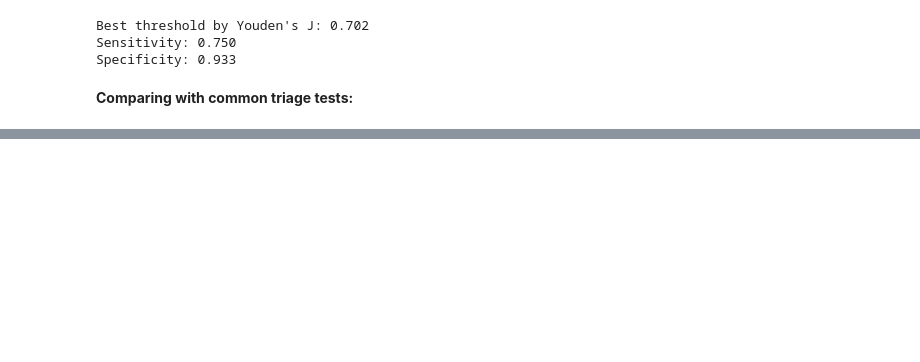
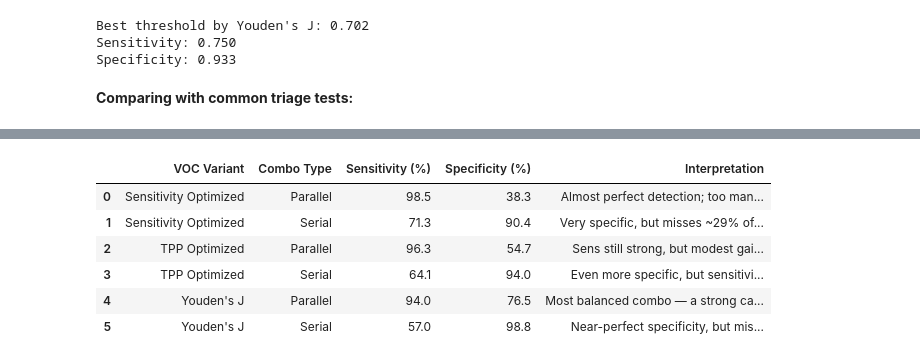
Before and after one commit to tyst-ucsf/capstone-project, a Jupyter notebook: 1e_Comparison.ipynb, the cells around one changed output, grey strips where cells are left out. Saved outputs shown, nothing was run; the diff lists cells and outputs as text; code cells hidden in the pictures; blank space fills up the shorter version.

```diff
--- a/1e_Comparison.ipynb
+++ b/1e_Comparison.ipynb
@@ -120,0 +163,71 @@ plt.show()
+# %%
+# Combining models
+def get_model_metrics(name):
+    name = str(name)
+    for model in models:
+        if model["Name"] == name:
+            return model["Sensitivity"], model["Specificity"]
+    return None, None
+
+
+def combine_models(model1, model2):
+    results = []
+    print("---"*10)
+    print(f"Comparing {model1} with {model2}: \n")
+    sens_model1, spec_model1 = get_model_metrics(model1)
+    sens_model2, spec_model2 = get_model_metrics(model2)
+    print(f"{model1} has a Sensitivity of: {sens_model1} and a Specificity of: {spec_model1}")
+    print(f"{model2} has a Sensitivity of: {sens_model2} and a Specificity of: {spec_model2}")
+    print("\n")
+    # parallel (prioritizes sensitivity for max detection)
+    sens_parallel = 1 - (1 - sens_model1) * (1 - sens_model2)
+    spec_parallel = spec_model1 * spec_model2
+    print(f"Parallel Combined Sensitivity: {sens_parallel:.3f} Combined Specificity: {spec_parallel:.3f}")
+
+    results.append({
+            "VOC Variant": model1.replace("VOC Model (", "").replace(")", ""),
+            "Combo Type": "Parallel",
+            "Sensitivity (%)": round(sens_parallel * 100, 1),
+            "Specificity (%)": round(spec_parallel * 100, 1)
+        })
+
+    # serial (min false positives)
+    sens_serial = sens_model1 * sens_model2
+    spec_serial = 1 - (1 - spec_model1) * (1 - spec_model2)
+    print(f"Serial Combined Sensitivity: {sens_serial:.3f} Combined Specificity: {spec_serial:.3f}")
+
+    results.append({
+            "VOC Variant": model1.replace("VOC Model (", "").replace(")", ""),
+            "Combo Type": "Serial",
+            "Sensitivity (%)": round(sens_serial * 100, 1),
+            "Specificity (%)": round(spec_serial * 100, 1)
+        })
+    return pd.DataFrame(results)
+
+
+models_to_test = [
+    "VOC Model (Sensitivity Optimized)",
+    "VOC Model (TPP Optimized)",
+    "VOC Model (Youden's J)",
+]
+all_results = []
+for voc_model_type in models_to_test:
+    df = combine_models(voc_model_type, "CXR")
+    all_results.append(df)
+summary_combined_models = pd.concat(all_results, ignore_index=True)
+
+# after running once, update this
+interpretation_lookup = {
+    ("Sensitivity Optimized", "Parallel"): "Almost perfect detection; too many false positives",
+    ("Sensitivity Optimized", "Serial"): "Very specific, but misses ~29% of TB cases",
+    ("TPP Optimized", "Parallel"): "Sens still strong, but modest gain in specificity",
+    ("TPP Optimized", "Serial"): "Even more specific, but sensitivity now 64%",
+    ("Youden's J", "Parallel"): "Most balanced combo — a strong candidate",
+    ("Youden's J", "Serial"): "Near-perfect specificity, but misses 43%"
+}
+summary_combined_models["Interpretation"] = summary_combined_models.apply(
+    lambda row: interpretation_lookup.get((row["VOC Variant"], row["Combo Type"]), "N/A"),
+    axis=1
+)
+summary_combined_models
+# %% [output]
@@ -121,3 +251,10 @@ plt.show()
+|  | VOC Variant | Combo Type | Sensitivity (%) | Specificity (%) | Interpretation |
+| 0 | Sensitivity Optimized | Parallel | 98.5 | 38.3 | Almost perfect detection; too man... |
+| 1 | Sensitivity Optimized | Serial | 71.3 | 90.4 | Very specific, but misses ~29% of... |
+| 2 | TPP Optimized | Parallel | 96.3 | 54.7 | Sens still strong, but modest gai... |
+| 3 | TPP Optimized | Serial | 64.1 | 94.0 | Even more specific, but sensitivi... |
+| 4 | Youden's J | Parallel | 94.0 | 76.5 | Most balanced combo — a strong ca... |
+| 5 | Youden's J | Serial | 57.0 | 98.8 | Near-perfect specificity, but mis... |
 # %%
 # redoing this to include the TPP now
 models_data = [
```
Also changed, not shown: parts of 6 cells of this notebook, 5 other files.
